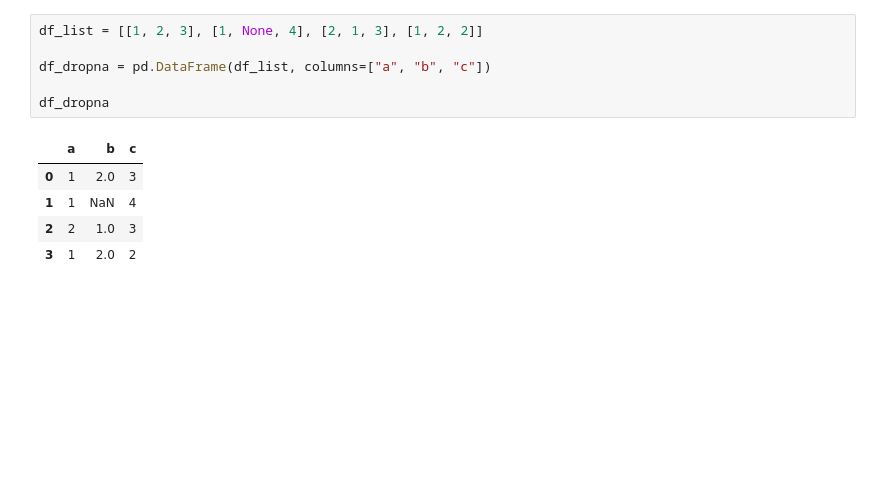
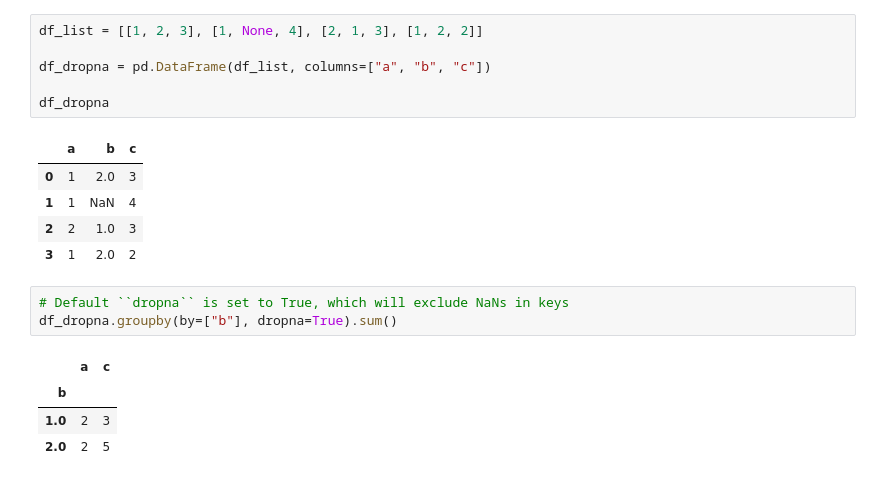
Before and after one commit to DervisMartinez/data-analysis-pandas, a Jupyter notebook: notebooks/Pandas-Practice.ipynb, the cells around one changed output. Drawn from its saved outputs; the diff is of its cells as text; blank space fills up the shorter version.

```diff
--- a/notebooks/Pandas-Practice.ipynb
+++ b/notebooks/Pandas-Practice.ipynb
@@ -333,3 +333,11 @@ df_dropna
 | 1 | 1 | NaN | 4 |
 | 2 | 2 | 1.0 | 3 |
 | 3 | 1 | 2.0 | 2 |
+# %%
+# Default ``dropna`` is set to True, which will exclude NaNs in keys
+df_dropna.groupby(by=["b"], dropna=True).sum()
+# %% [output]
+|  | a | c |
+| b |  |  |
+| 1.0 | 2 | 3 |
+| 2.0 | 2 | 5 |
```
Also changed, not shown: parts of 2 cells of this notebook.
